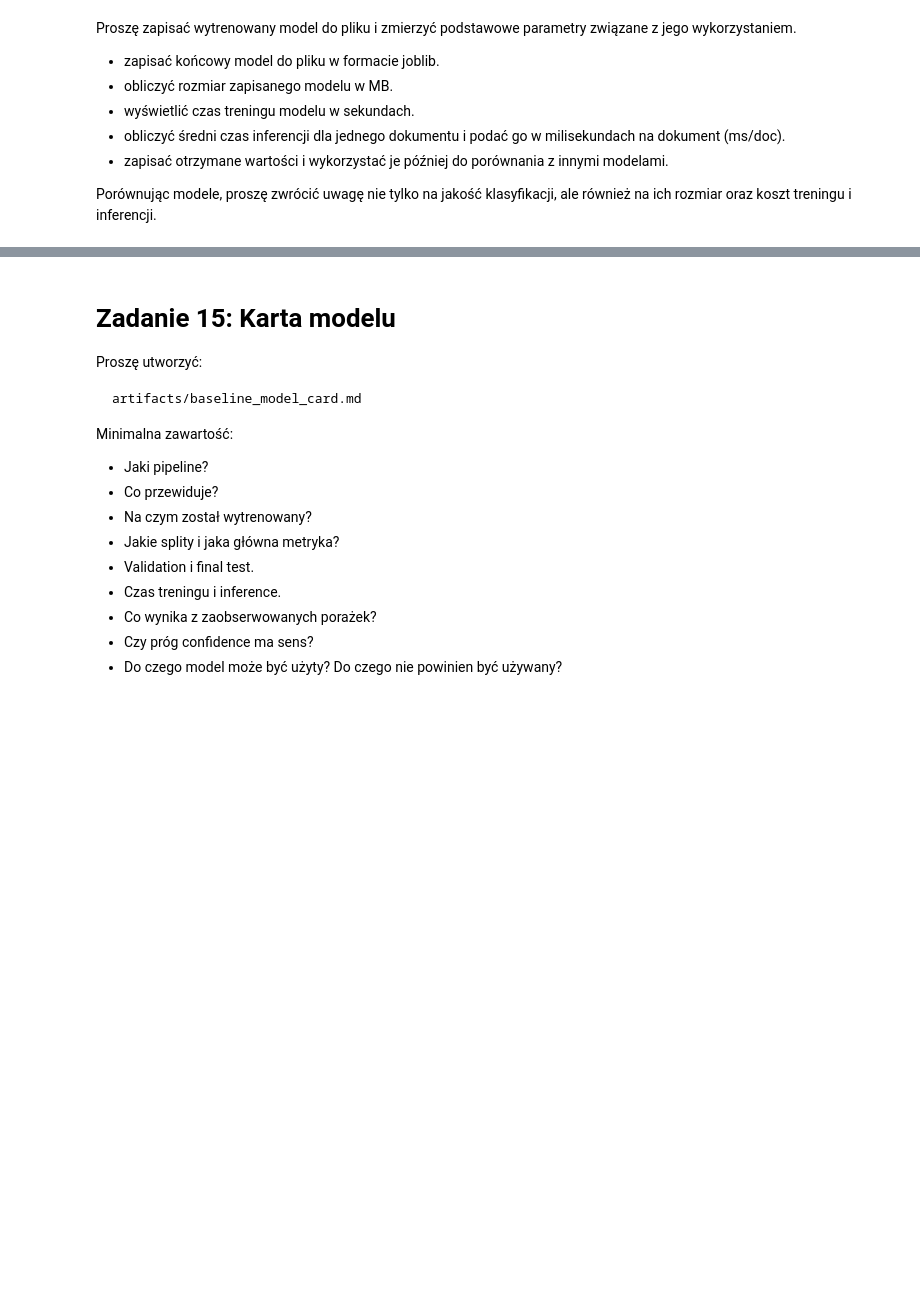
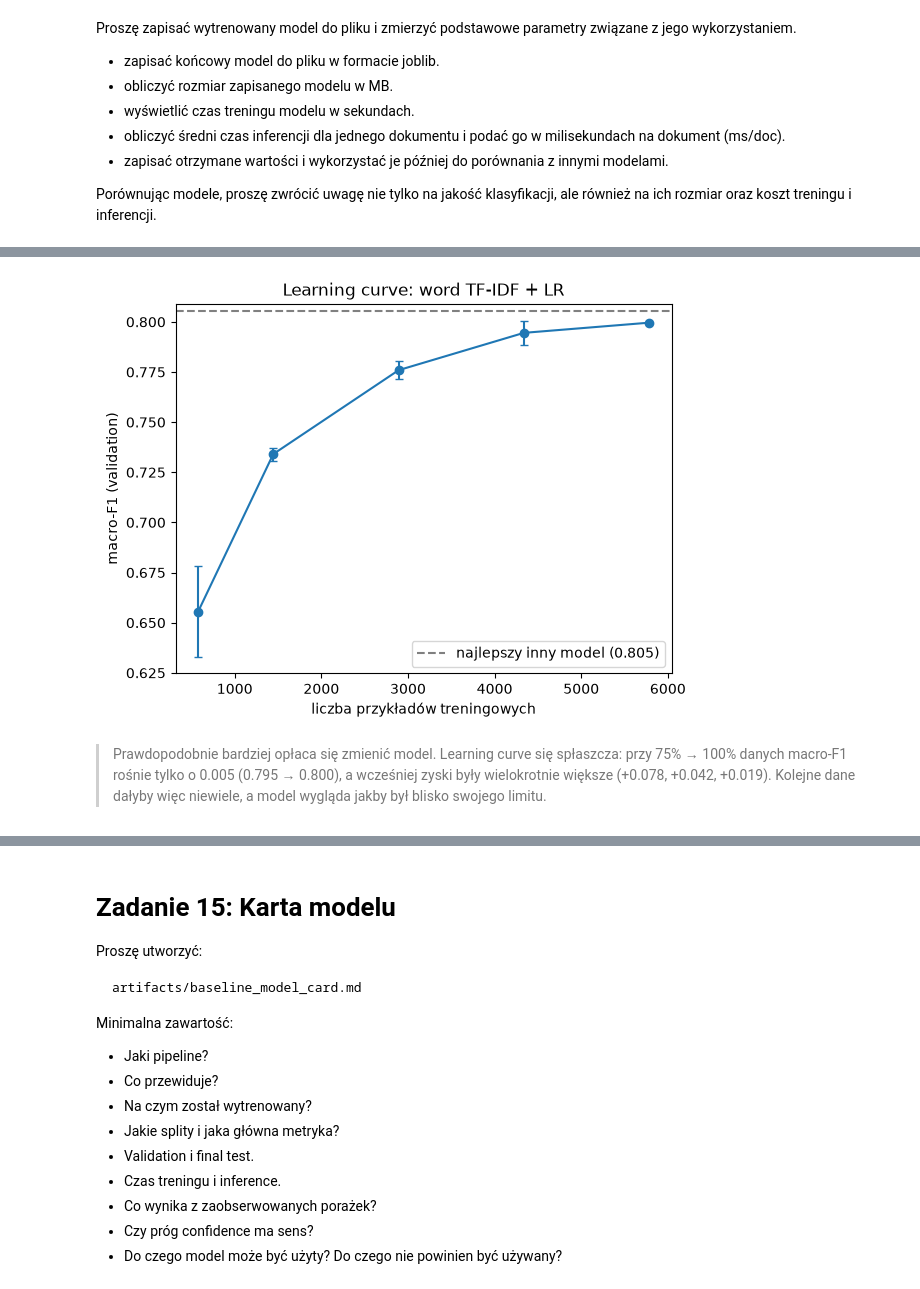
Before and after one commit to Monnkes/nlp, a Jupyter notebook: 002_Baseline.ipynb, the cells around one changed output, grey strips where cells are left out. Cells and saved outputs as stored; diff of their text form; code cells hidden in the pictures; blank space fills up the shorter version.

```diff
--- a/002_Baseline.ipynb
+++ b/002_Baseline.ipynb
@@ -1190,0 +1374,9 @@ Porównując modele, proszę zwrócić uwagę nie tylko na jakość klasyfikacji
+# %%
+balanced_lr = Pipeline([
+    ("tfidf", clone(word_tfidf)),
+    ("clf", LogisticRegression(C=2.0, max_iter=1000, class_weight="balanced", random_state=RANDOM_STATE)),
+])
+balanced_row = measure_system("balanced_lr", balanced_lr, train_df["text_norm"], train_df["target"], val_df["text_norm"], val_df["target"])
+
+arena_full = pd.concat([arena_all, pd.DataFrame([balanced_row])], ignore_index=True)
+arena_full.sort_values("macro-F1", ascending=False).reset_index(drop=True)
@@ -1190,0 +1428,26 @@ Porównując modele, proszę zwrócić uwagę nie tylko na jakość klasyfikacji
+# %%
+FRACS = [0.1, 0.25, 0.5, 0.75, 1.0]
+SEEDS = [0, 1, 2]
+
+lc_rows = []
+for frac in FRACS:
+    scores = []
+    for seed in SEEDS:
+        sub = train_df.groupby("target", group_keys=False).sample(frac=frac, random_state=seed)
+        model = Pipeline([
+            ("tfidf", clone(word_tfidf)),
+            ("clf", LogisticRegression(C=2.0, max_iter=1000, random_state=RANDOM_STATE)),
+        ])
+        model.fit(sub["text_norm"], sub["target"])
+        scores.append(macro_f1(val_df["target"], model.predict(val_df["text_norm"])))
+
+    lc_rows.append({
+        "frac": frac,
+        "n_train": len(sub),
+        "macro-F1 mean": np.mean(scores),
+        "macro-F1 std": np.std(scores, ddof=1),
+    })
+
+lc = pd.DataFrame(lc_rows)
+lc["macro-F1 (mean ± std)"] = lc.apply(lambda r: f"{r['macro-F1 mean']:.3f} ± {r['macro-F1 std']:.3f}", axis=1)
+lc[["frac", "n_train", "macro-F1 (mean ± std)"]]
@@ -1190,0 +1461,14 @@ Porównując modele, proszę zwrócić uwagę nie tylko na jakość klasyfikacji
+# %%
+best_other = arena_full.loc[:, "macro-F1"].max()
+
+plt.errorbar(lc["n_train"], lc["macro-F1 mean"], yerr=lc["macro-F1 std"], marker="o", capsize=3)
+plt.axhline(best_other, linestyle="--", color="gray", label=f"najlepszy inny model ({best_other:.3f})")
+plt.xlabel("liczba przykładów treningowych")
+plt.ylabel("macro-F1 (validation)")
+plt.title("Learning curve: word TF-IDF + LR")
+plt.legend()
+plt.show()
+# %% [output]
+[figure, added]
+# %% [markdown]
+> Prawdopodobnie bardziej opłaca się zmienić model. Learning curve się spłaszcza: przy 75% → 100% danych macro-F1 rośnie tylko o 0.005 (0.795 → 0.800), a wcześniej zyski były wielokrotnie większe (+0.078, +0.042, +0.019). Kolejne dane dałyby więc niewiele, a model wygląda jakby był blisko swojego limitu.
```
Also changed, not shown: parts of 32 cells of this notebook, 7 other files.
